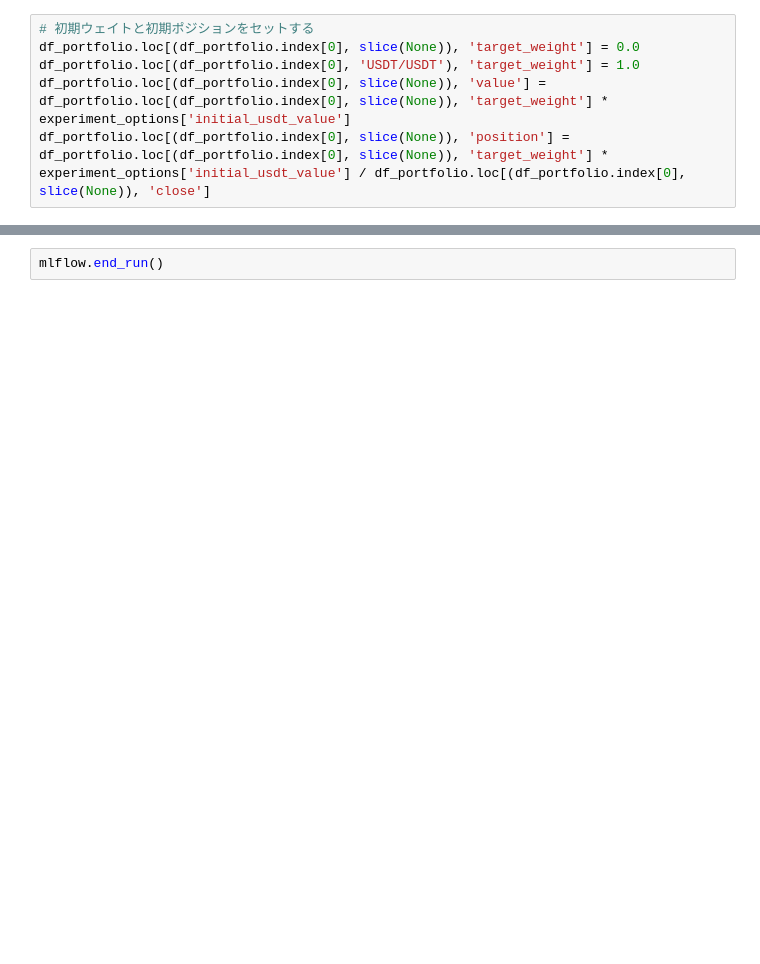
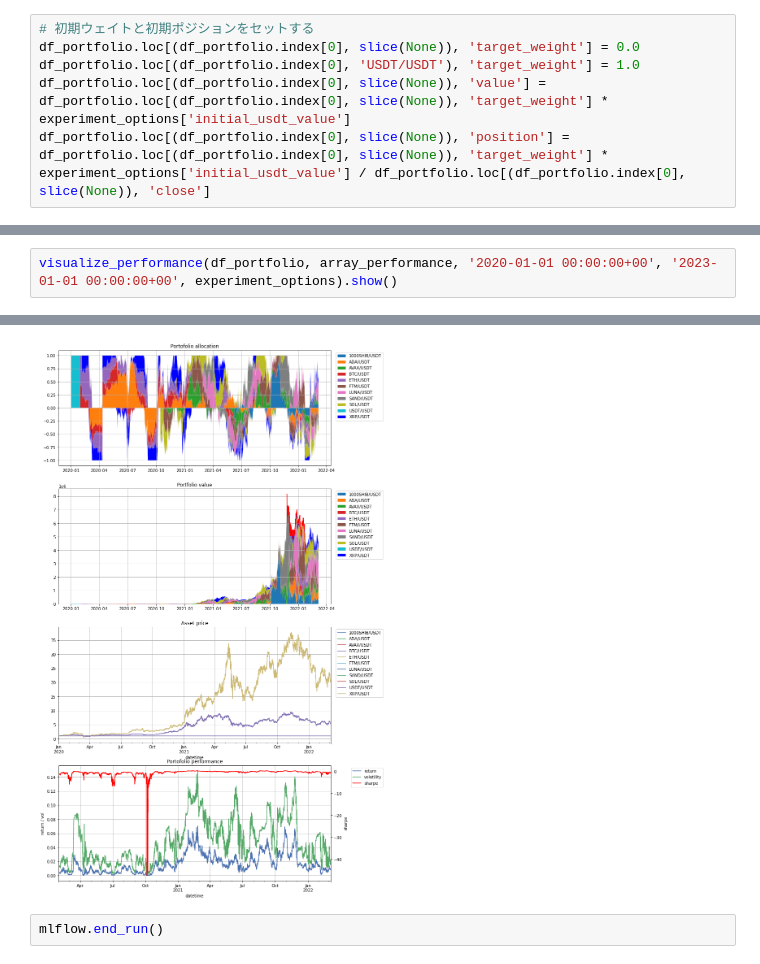
Before and after one commit to takahiro47/crypto_portfolio_bot, a Jupyter notebook: crypto_portfolio_bot.ipynb, the cells around one changed output, grey strips where cells are left out. Cells and saved outputs as stored; diff of their text form; blank space fills up the shorter version.

```diff
--- a/crypto_portfolio_bot.ipynb
+++ b/crypto_portfolio_bot.ipynb
@@ -427,0 +465,3 @@ visualize_performance(df_portfolio, array_performance, experiment_options['backt
+# %%
+visualize_performance(df_portfolio, array_performance, '2020-01-01 00:00:00+00', '2023-01-01 00:00:00+00', experiment_options).show()
+# %% [output]
@@ -428,2 +469,3 @@ visualize_performance(df_portfolio, array_performance, experiment_options['backt
+[figure, added]
 # %%
 mlflow.end_run()
```
Also changed, not shown: parts of 9 cells of this notebook.
